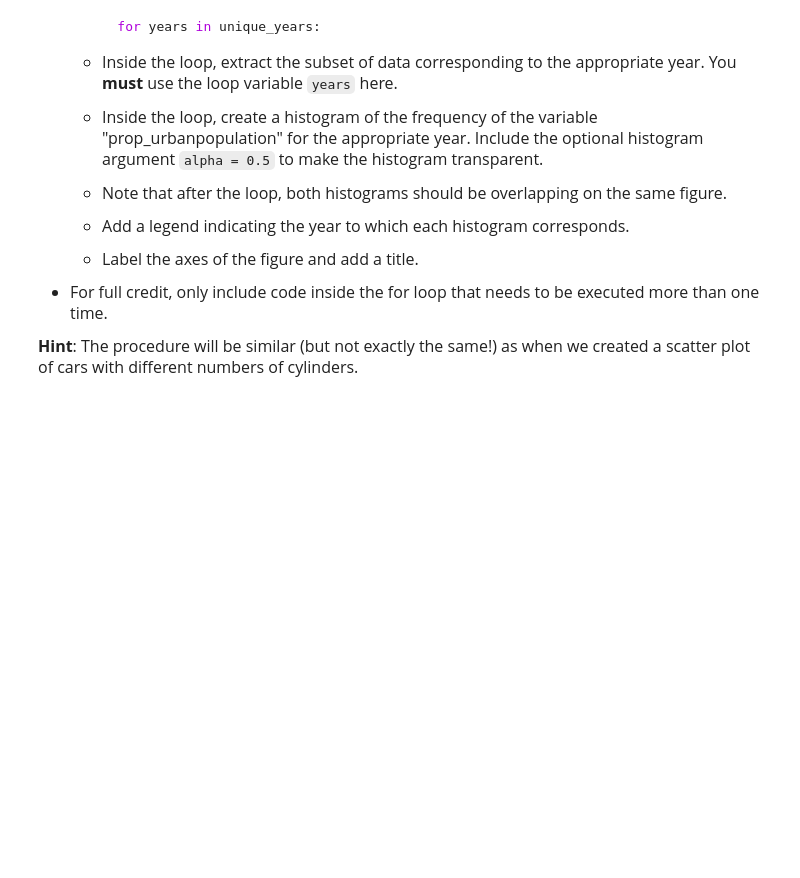
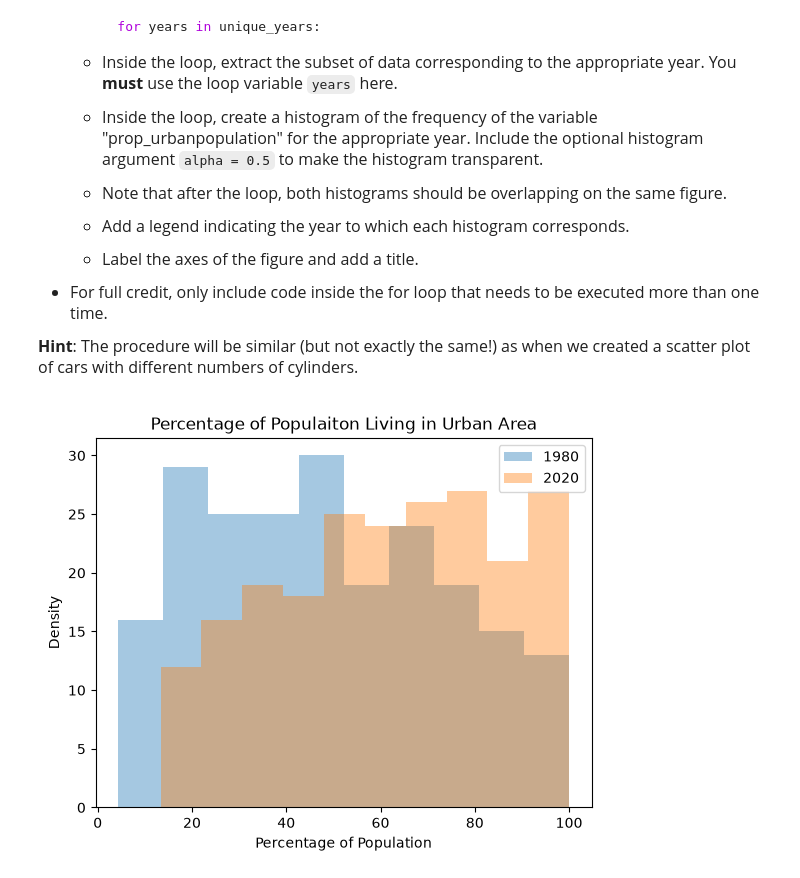
Before and after one commit to Derek-FG/datasci151fall2026, a Jupyter notebook: _assignments/assignment_7/Assignment7.ipynb, the cells around one changed output. Drawn from its saved outputs; the diff is of its cells as text; code cells hidden in the pictures; blank space fills up the shorter version.

```diff
--- a/_assignments/assignment_7/Assignment7.ipynb
+++ b/_assignments/assignment_7/Assignment7.ipynb
@@ -134,0 +203,15 @@ import matplotlib.pyplot as plt
+# %%
+# Write your answer here:
+wdi = pd.read_csv("data/wdi_urban.csv")
+unique_years = pd.unique(wdi["year"])
+
+for years in unique_years:
+    loop_df = wdi.query("year == @years")
+    plt.hist(loop_df["prop_urbanpopulation"], alpha=0.4)
+plt.legend(unique_years)
+plt.xlabel("Percentage of Population")
+plt.ylabel("Density")
+plt.title("Percentage of Populaiton Living in Urban Area")
+plt.show()
+# %% [output]
+[figure, added]
```
Also changed, not shown: parts of 10 cells of this notebook, 2 other files.
